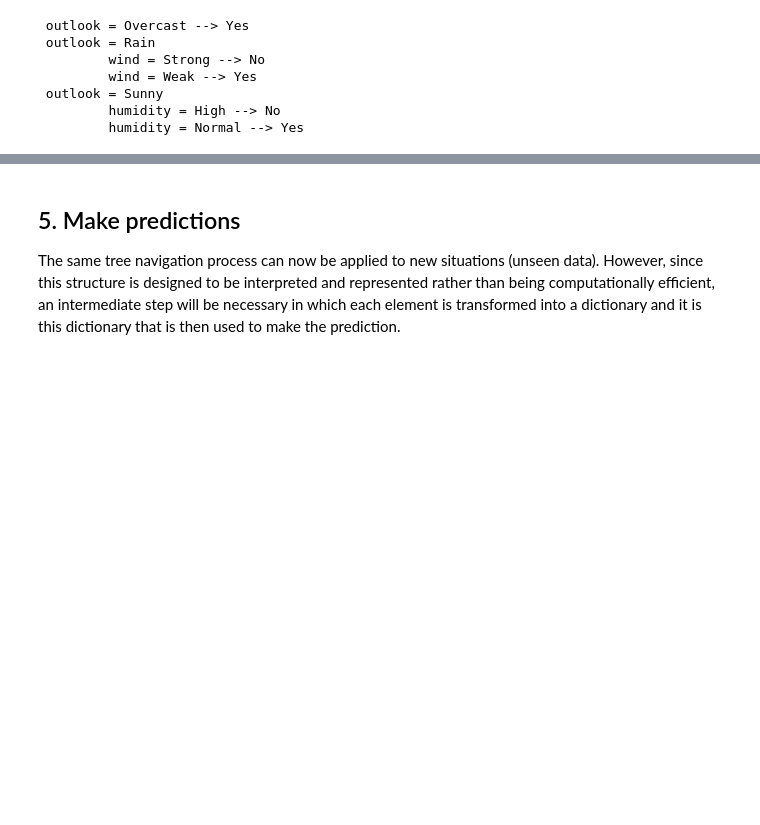
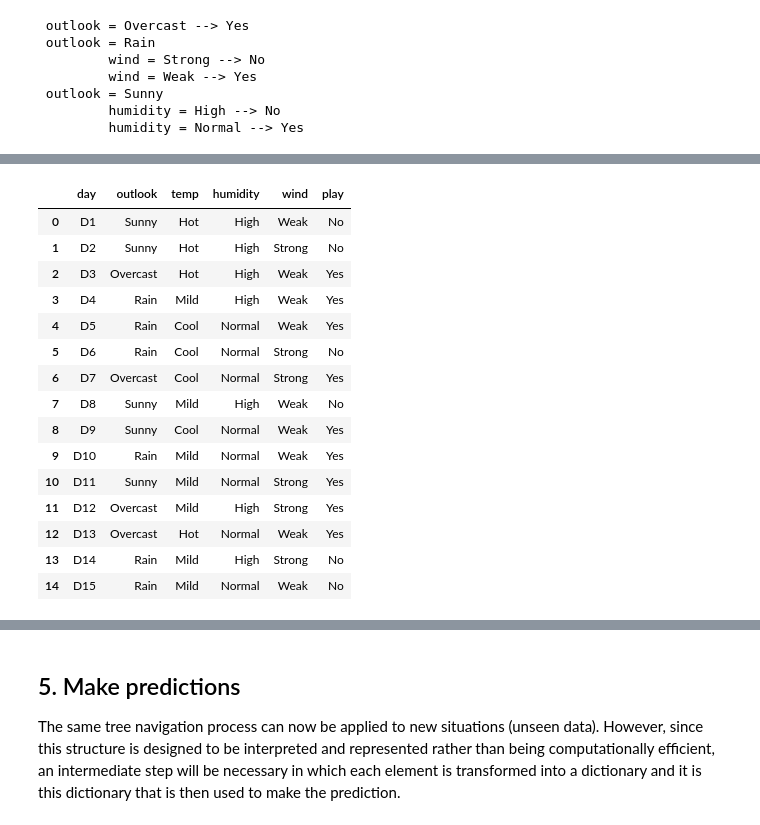
Before and after one commit to 4Sparkz/EC, a Jupyter notebook: TP02/EC_2324_TP02.ipynb, the cells around one changed output, grey strips where cells are left out. Saved outputs shown, nothing was run; the diff lists cells and outputs as text; code cells hidden in the pictures; blank space fills up the shorter version.

```diff
--- a/TP02/EC_2324_TP02.ipynb
+++ b/TP02/EC_2324_TP02.ipynb
@@ -321,3 +378,22 @@ Create a new dataset (X2 and y2) with the file `tennis2.txt`, which differs from
 # %%
 #your code
 #mostrar o tennis2
+tennis2= pd.read_csv("tennis2.txt", sep="\t")
+tennis2
+# %% [output]
+|  | day | outlook | temp | humidity | wind | play |
+| 0 | D1 | Sunny | Hot | High | Weak | No |
+| 1 | D2 | Sunny | Hot | High | Strong | No |
+| 2 | D3 | Overcast | Hot | High | Weak | Yes |
+| 3 | D4 | Rain | Mild | High | Weak | Yes |
+| 4 | D5 | Rain | Cool | Normal | Weak | Yes |
+| 5 | D6 | Rain | Cool | Normal | Strong | No |
+| 6 | D7 | Overcast | Cool | Normal | Strong | Yes |
+| 7 | D8 | Sunny | Mild | High | Weak | No |
+| 8 | D9 | Sunny | Cool | Normal | Weak | Yes |
+| 9 | D10 | Rain | Mild | Normal | Weak | Yes |
+| 10 | D11 | Sunny | Mild | Normal | Strong | Yes |
+| 11 | D12 | Overcast | Mild | High | Strong | Yes |
+| 12 | D13 | Overcast | Hot | Normal | Weak | Yes |
+| 13 | D14 | Rain | Mild | High | Strong | No |
+| 14 | D15 | Rain | Mild | Normal | Weak | No |
```
Also changed, not shown: parts of 12 cells of this notebook.
